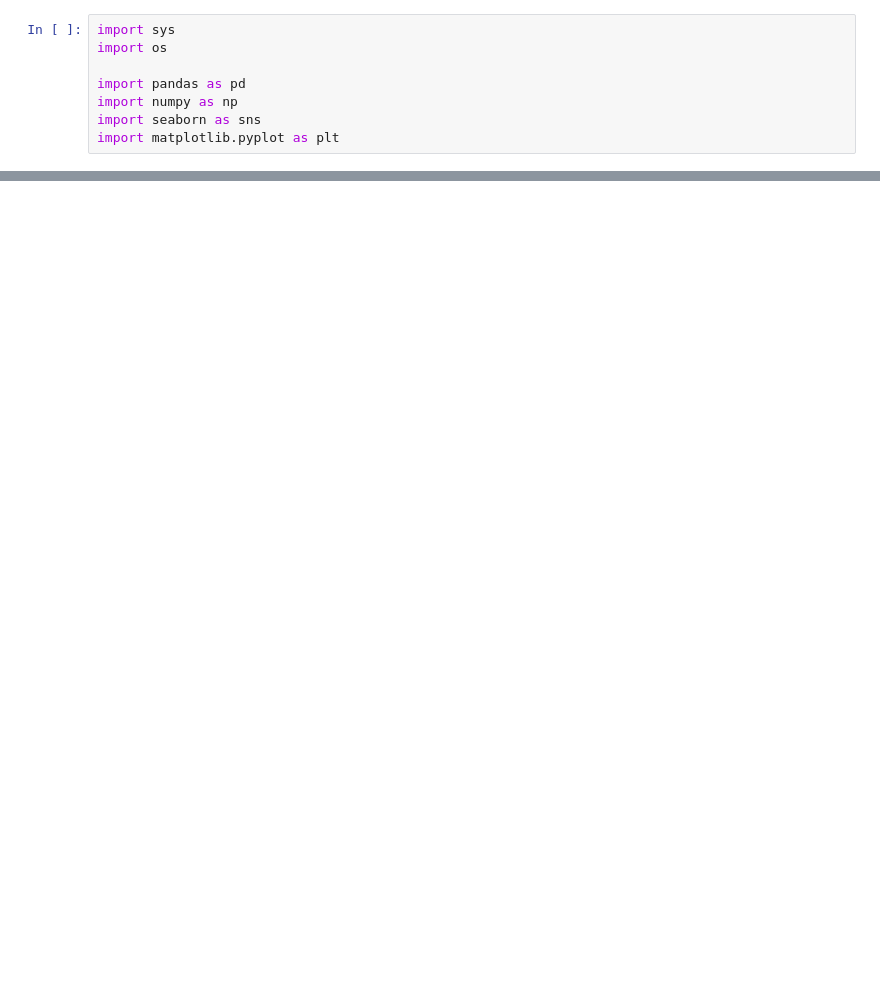
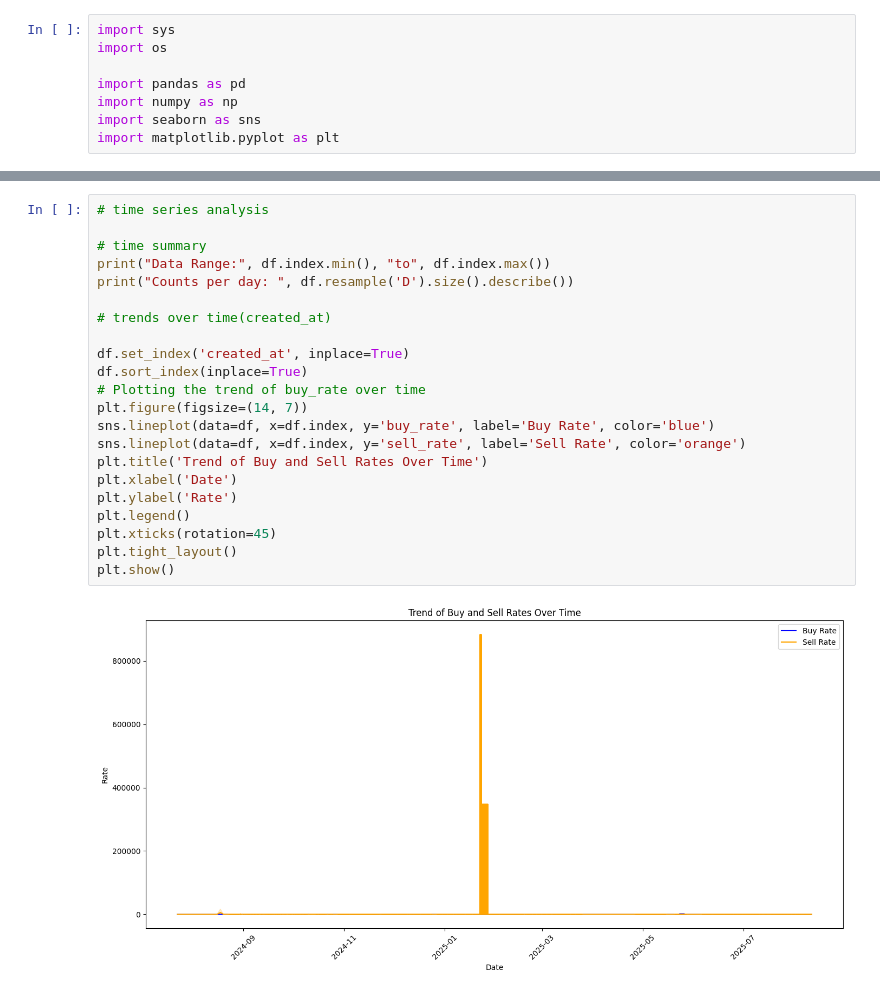
Before and after one commit to goShell3/core_exchange_eda, a Jupyter notebook: exchanges/eda.ipynb, the cells around one changed output, grey strips where cells are left out. Saved outputs shown, nothing was run; the diff lists cells and outputs as text; blank space fills up the shorter version.

```diff
--- a/exchanges/eda.ipynb
+++ b/exchanges/eda.ipynb
@@ -52,0 +184,24 @@ max      1142.526500  883430.000000               NaN
+# %%
+# time series analysis
+
+# time summary
+print("Data Range:", df.index.min(), "to", df.index.max())
+print("Counts per day: ", df.resample('D').size().describe())
+
+# trends over time(created_at)
+
+df.set_index('created_at', inplace=True)
+df.sort_index(inplace=True)
+# Plotting the trend of buy_rate over time
+plt.figure(figsize=(14, 7))
+sns.lineplot(data=df, x=df.index, y='buy_rate', label='Buy Rate', color='blue')
+sns.lineplot(data=df, x=df.index, y='sell_rate', label='Sell Rate', color='orange')
+plt.title('Trend of Buy and Sell Rates Over Time')
+plt.xlabel('Date')
+plt.ylabel('Rate')
+plt.legend()
+plt.xticks(rotation=45)
+plt.tight_layout()
+plt.show()
+# %% [output]
+[figure, added]
```
Also changed, not shown: parts of 9 cells of this notebook.
